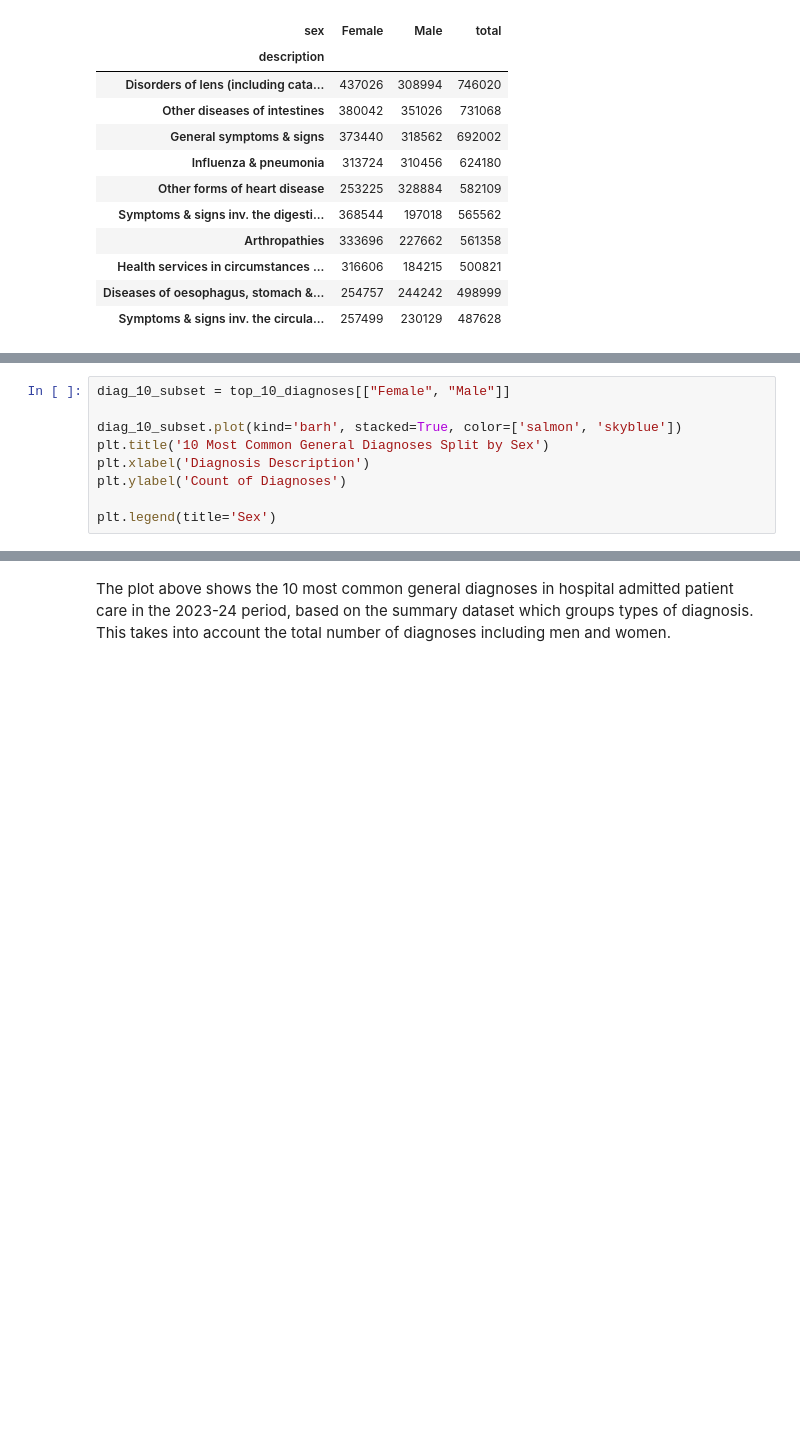
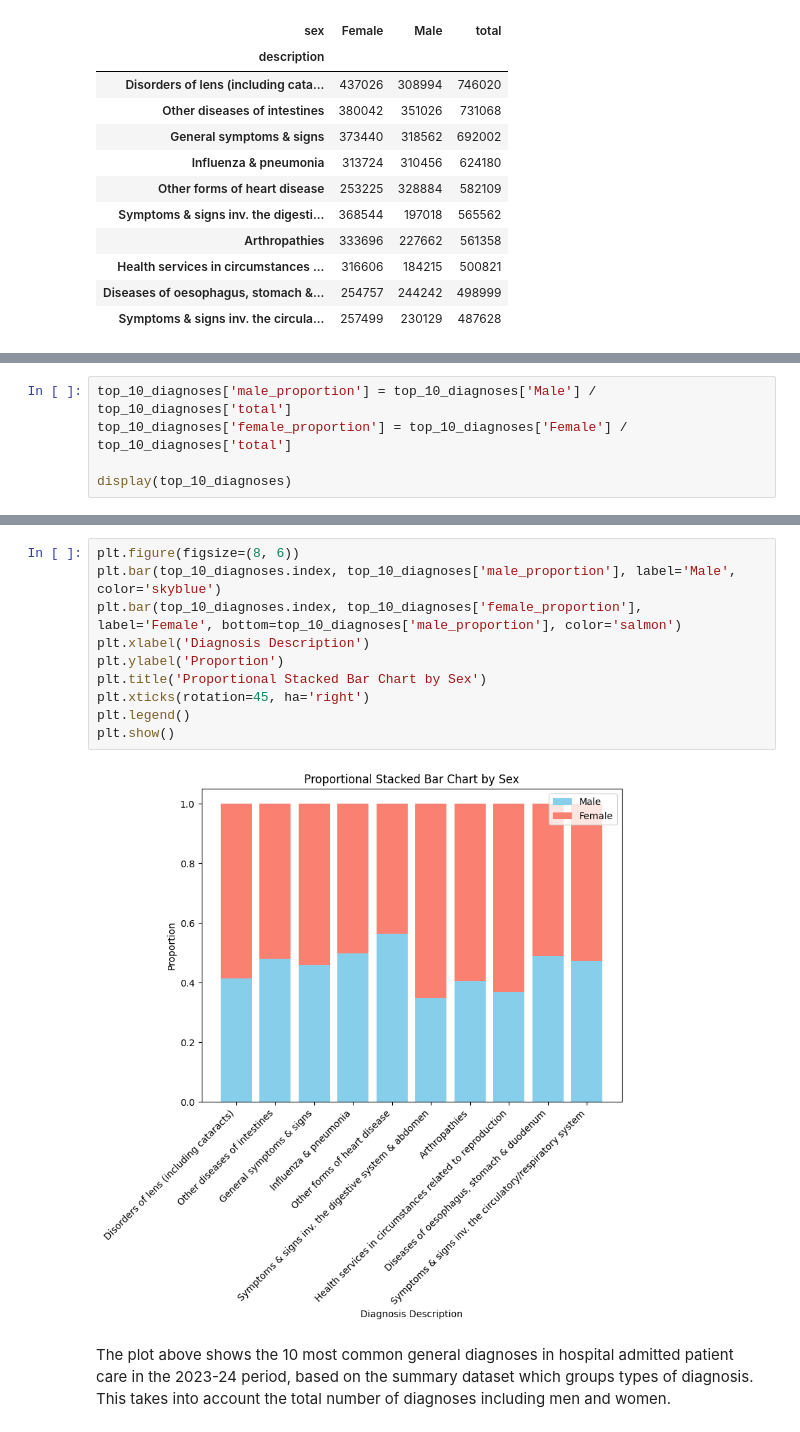
Before and after one commit to maymay238xx/Data-Science-Research-Project---Cisgender-and-Healthcare, a Jupyter notebook: notebooks/03-analysis-visualisation-notebook.ipynb, the cells around one changed output, grey strips where cells are left out. Drawn from its saved outputs; the diff is of its cells as text; blank space fills up the shorter version.

Commit message:
proportional bar chart for top 10 diagnoses

```diff
--- a/notebooks/03-analysis-visualisation-notebook.ipynb
+++ b/notebooks/03-analysis-visualisation-notebook.ipynb
@@ -500,10 +512,6 @@ display(top_10_diagnoses)
 # %%
-diag_10_subset = top_10_diagnoses[["Female", "Male"]]
+top_10_diagnoses['male_proportion'] = top_10_diagnoses['Male'] / top_10_diagnoses['total']
+top_10_diagnoses['female_proportion'] = top_10_diagnoses['Female'] / top_10_diagnoses['total']
 
-diag_10_subset.plot(kind='barh', stacked=True, color=['salmon', 'skyblue'])
-plt.title('10 Most Common General Diagnoses Split by Sex')
-plt.xlabel('Diagnosis Description')
-plt.ylabel('Count of Diagnoses')
-
-plt.legend(title='Sex')
+display(top_10_diagnoses)
 # %% [output]
@@ -512,3 +530,15 @@ plt.legend(title='Sex')
+# %%
+plt.figure(figsize=(8, 6))
+plt.bar(top_10_diagnoses.index, top_10_diagnoses['male_proportion'], label='Male', color='skyblue')
+plt.bar(top_10_diagnoses.index, top_10_diagnoses['female_proportion'], label='Female', bottom=top_10_diagnoses['male_proportion'], color='salmon')
+plt.xlabel('Diagnosis Description')
+plt.ylabel('Proportion')
+plt.title('Proportional Stacked Bar Chart by Sex')
+plt.xticks(rotation=45, ha='right')
+plt.legend()
+plt.show()
+# %% [output]
+[figure, added]
 # %% [markdown]
 The plot above shows the 10 most common general diagnoses in hospital admitted patient care in the 2023-24 period, based on the summary dataset which groups types of diagnosis. This takes into account the total number of diagnoses including men and women.
 # %%
```
Also changed, not shown: parts of 3 cells of this notebook.
